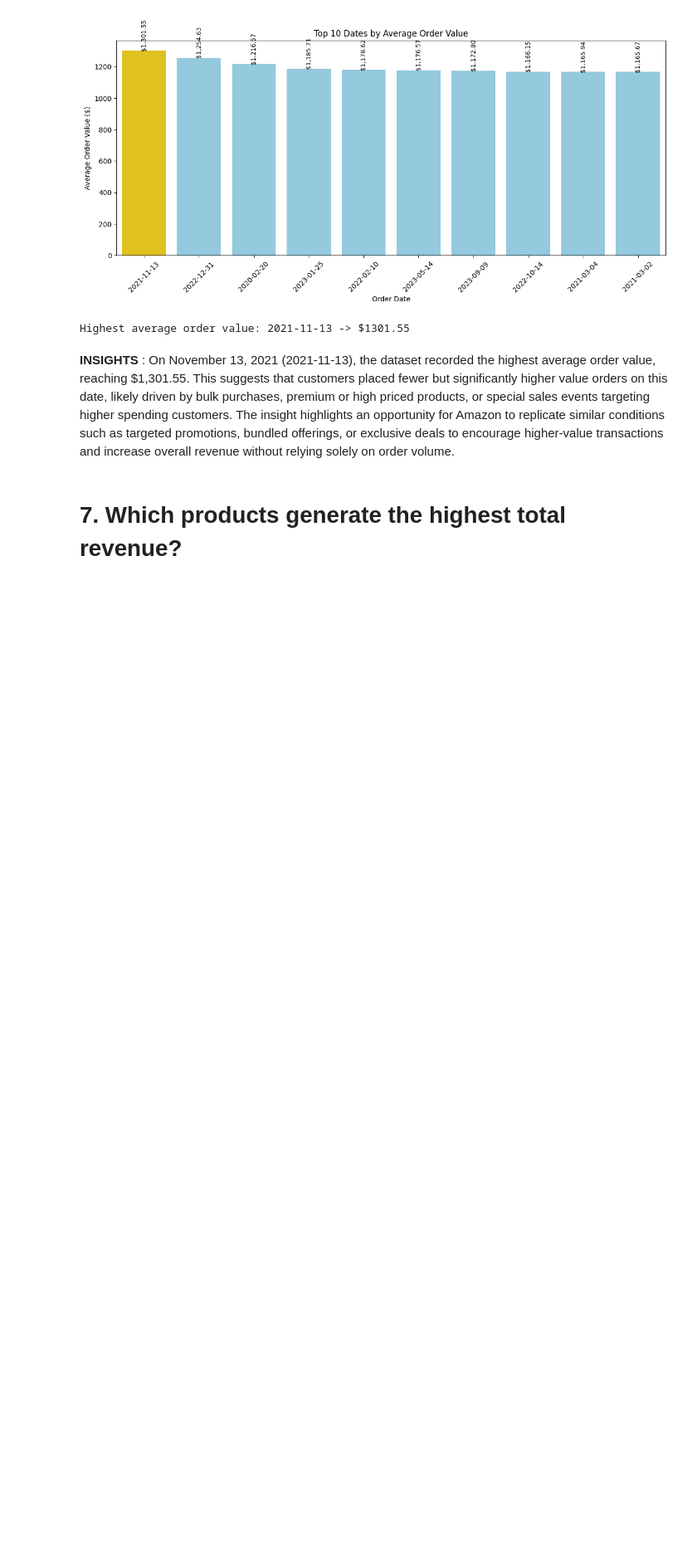
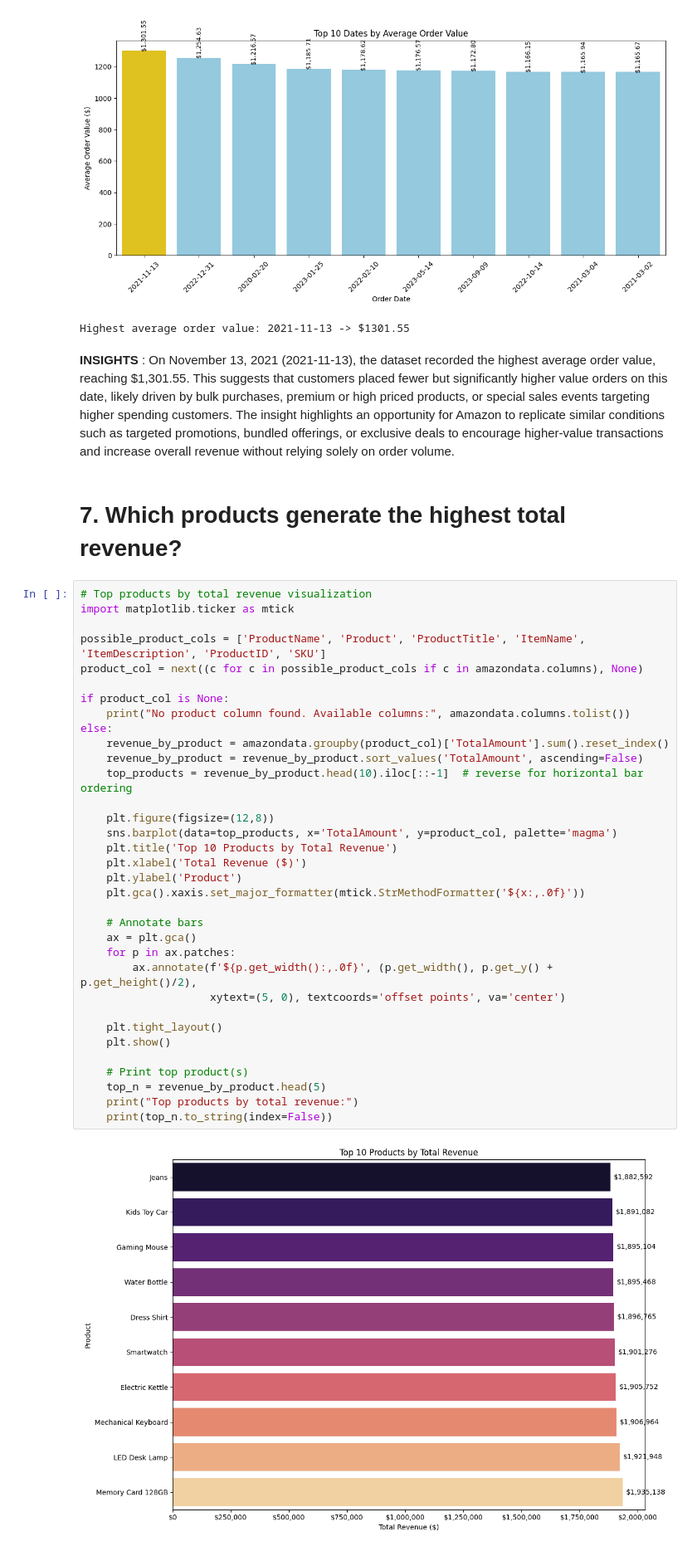
Before and after one commit to bsit2c2025/itcs204_finalsproject_agawin, a Jupyter notebook: MPDA_Agawin.ipynb, the cells around one changed output. Shown at 83% size. Drawn from its saved outputs; the diff is of its cells as text; blank space fills up the shorter version.

```diff
--- a/MPDA_Agawin.ipynb
+++ b/MPDA_Agawin.ipynb
@@ -305,3 +305,39 @@ Highest average order value: 2021-11-13 -> $1301.55
 **INSIGHTS** : On November 13, 2021 (2021-11-13), the dataset recorded the highest average order value, reaching $1,301.55. This suggests that customers placed fewer but significantly higher value orders on this date, likely driven by bulk purchases, premium or high priced products, or special sales events targeting higher spending customers. The insight highlights an opportunity for Amazon to replicate similar conditions such as targeted promotions, bundled offerings, or exclusive deals to encourage higher-value transactions and increase overall revenue without relying solely on order volume.
 # %% [markdown]
 # 7. Which products generate the highest total revenue?
+# %%
+# Top products by total revenue visualization
+import matplotlib.ticker as mtick
+
+possible_product_cols = ['ProductName', 'Product', 'ProductTitle', 'ItemName', 'ItemDescription', 'ProductID', 'SKU']
+product_col = next((c for c in possible_product_cols if c in amazondata.columns), None)
+
+if product_col is None:
+    print("No product column found. Available columns:", amazondata.columns.tolist())
+else:
+    revenue_by_product = amazondata.groupby(product_col)['TotalAmount'].sum().reset_index()
+    revenue_by_product = revenue_by_product.sort_values('TotalAmount', ascending=False)
+    top_products = revenue_by_product.head(10).iloc[::-1]  # reverse for horizontal bar ordering
+
+    plt.figure(figsize=(12,8))
+    sns.barplot(data=top_products, x='TotalAmount', y=product_col, palette='magma')
+    plt.title('Top 10 Products by Total Revenue')
+    plt.xlabel('Total Revenue ($)')
+    plt.ylabel('Product')
+    plt.gca().xaxis.set_major_formatter(mtick.StrMethodFormatter('${x:,.0f}'))
+
+    # Annotate bars
+    ax = plt.gca()
+    for p in ax.patches:
+        ax.annotate(f'${p.get_width():,.0f}', (p.get_width(), p.get_y() + p.get_height()/2),
+                    xytext=(5, 0), textcoords='offset points', va='center')
+
+    plt.tight_layout()
+    plt.show()
+
+    # Print top product(s)
+    top_n = revenue_by_product.head(5)
+    print("Top products by total revenue:")
+    print(top_n.to_string(index=False))
+# %% [output]
+[figure, added]
```
Also changed, not shown: parts of 38 cells of this notebook.
